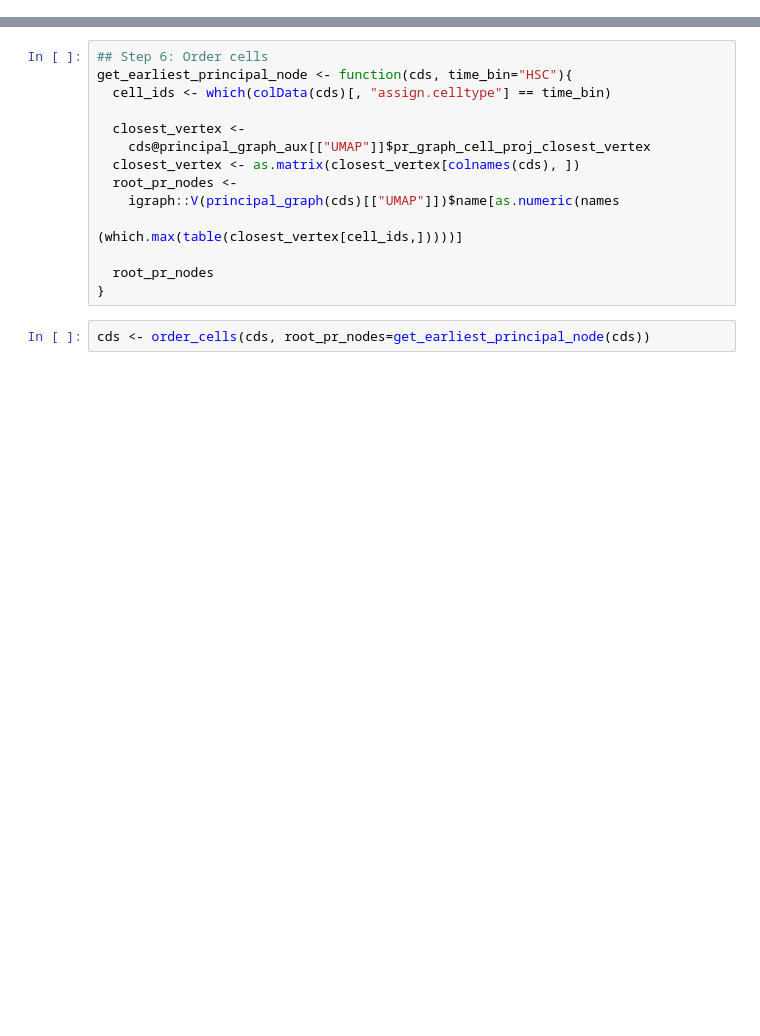
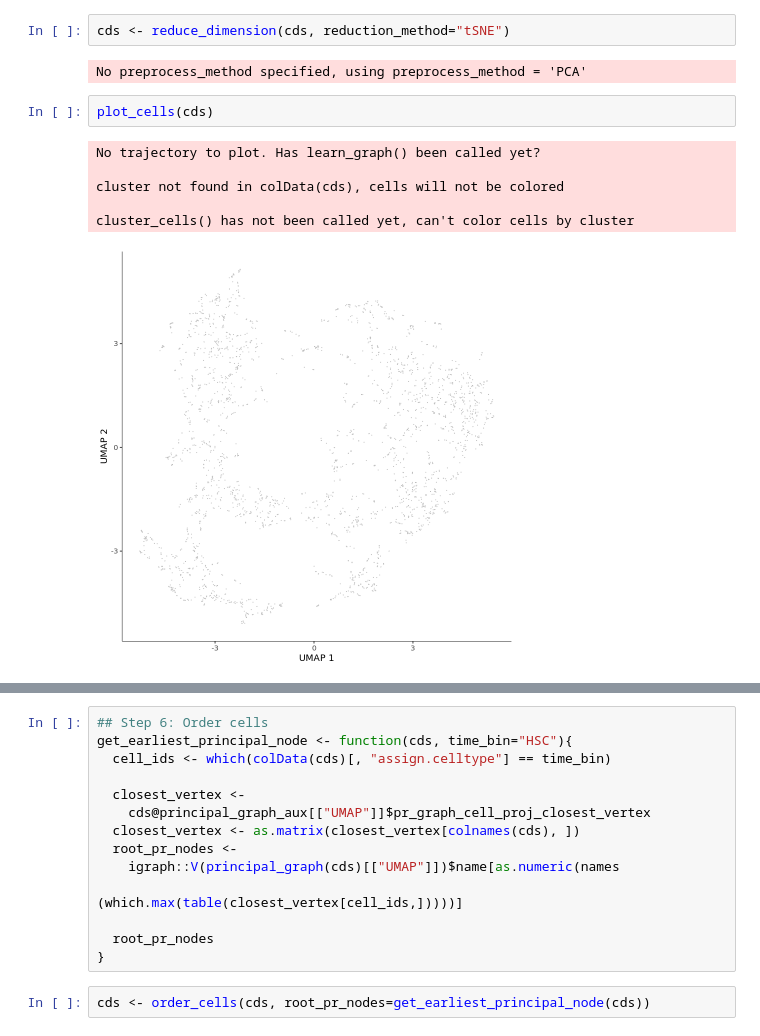
Before and after one commit to xindong95/SCRIP_notebook, a Jupyter notebook: monocle.ipynb, the cells around one changed output, grey strips where cells are left out. Saved outputs shown, nothing was run; the diff lists cells and outputs as text; blank space fills up the shorter version.

```diff
--- a/monocle.ipynb
+++ b/monocle.ipynb
@@ -61,0 +70,13 @@ Warning message in log(cell_total):
+# %%
+cds <- reduce_dimension(cds, reduction_method="tSNE")
+# %% [output]
+No preprocess_method specified, using preprocess_method = 'PCA'
+# %%
+plot_cells(cds)
+# %% [output]
+No trajectory to plot. Has learn_graph() been called yet?
+
+cluster not found in colData(cds), cells will not be colored
+
+cluster_cells() has not been called yet, can't color cells by cluster
+[figure, added]
```
Also changed, not shown: parts of 20 cells of this notebook, 3 other files.
